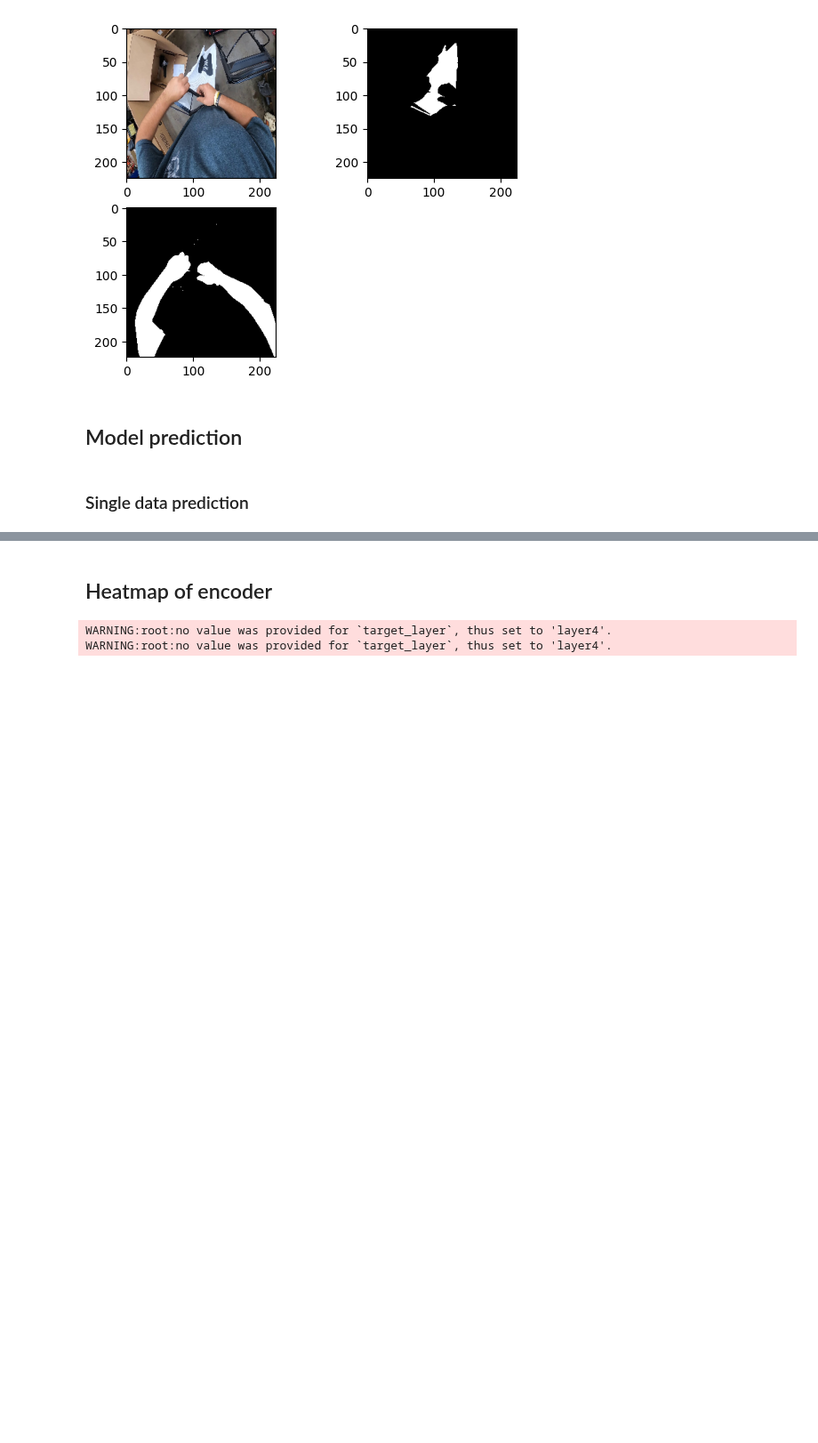
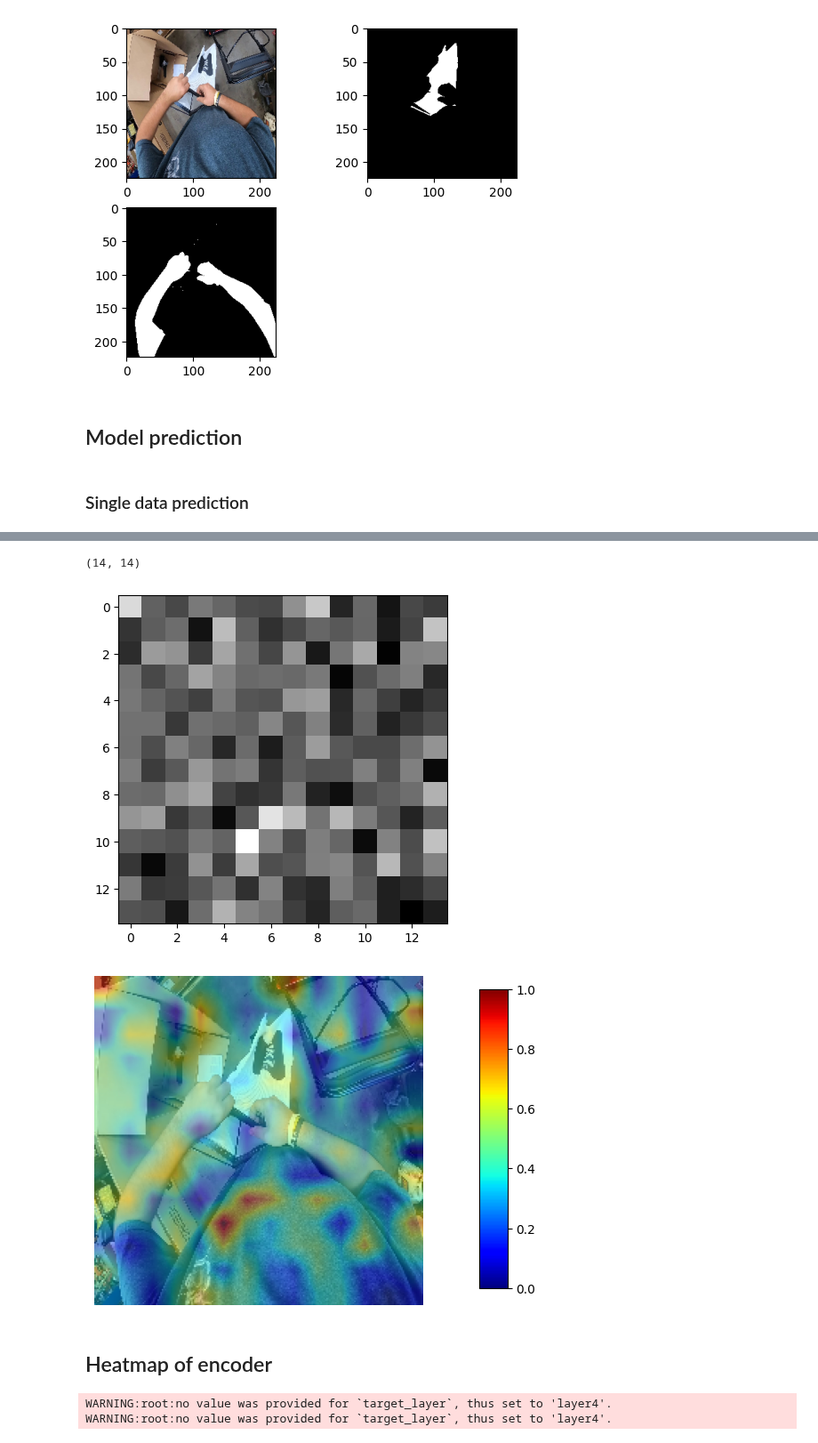
Before and after one commit to pasca-l/hands-and-objects, a Jupyter notebook: objectness_classification/models/analysis.ipynb, the cells around one changed output, grey strips where cells are left out. Shown at 89% size. Drawn from its saved outputs; the diff is of its cells as text; code cells hidden in the pictures; blank space fills up the shorter version.

```diff
--- a/objectness_classification/models/analysis.ipynb
+++ b/objectness_classification/models/analysis.ipynb
@@ -149,3 +185,9 @@ binary map threshold: 0.5
+# %%
+visualize_class_attention(input, attention, show_raw_map=True)
+# %% [output]
+(14, 14)
+[figure, added]
+[figure, added]
 # %% [markdown]
 ## Heatmap of encoder
 # %%
```
Also changed, not shown: parts of 5 cells of this notebook, 1 other file.
